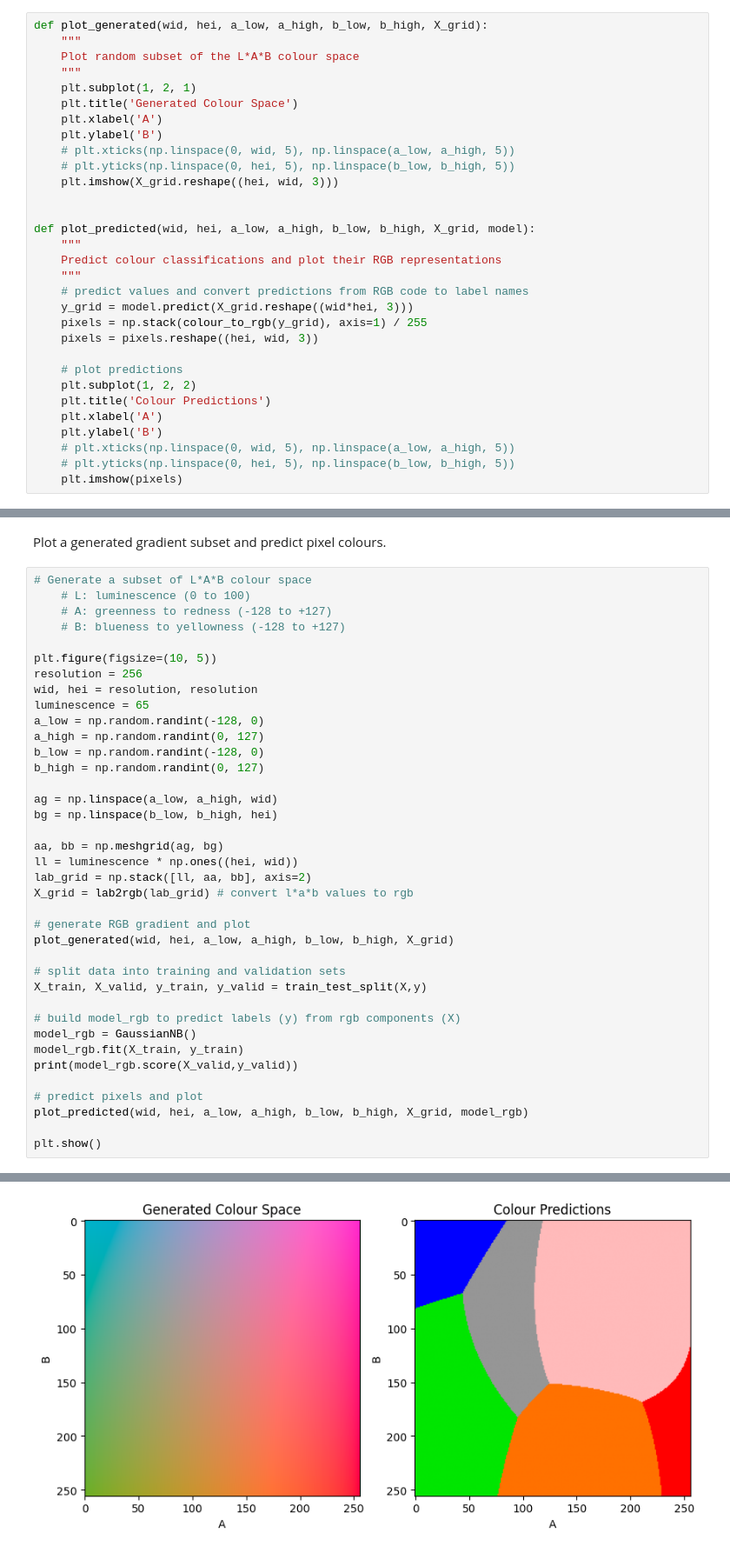
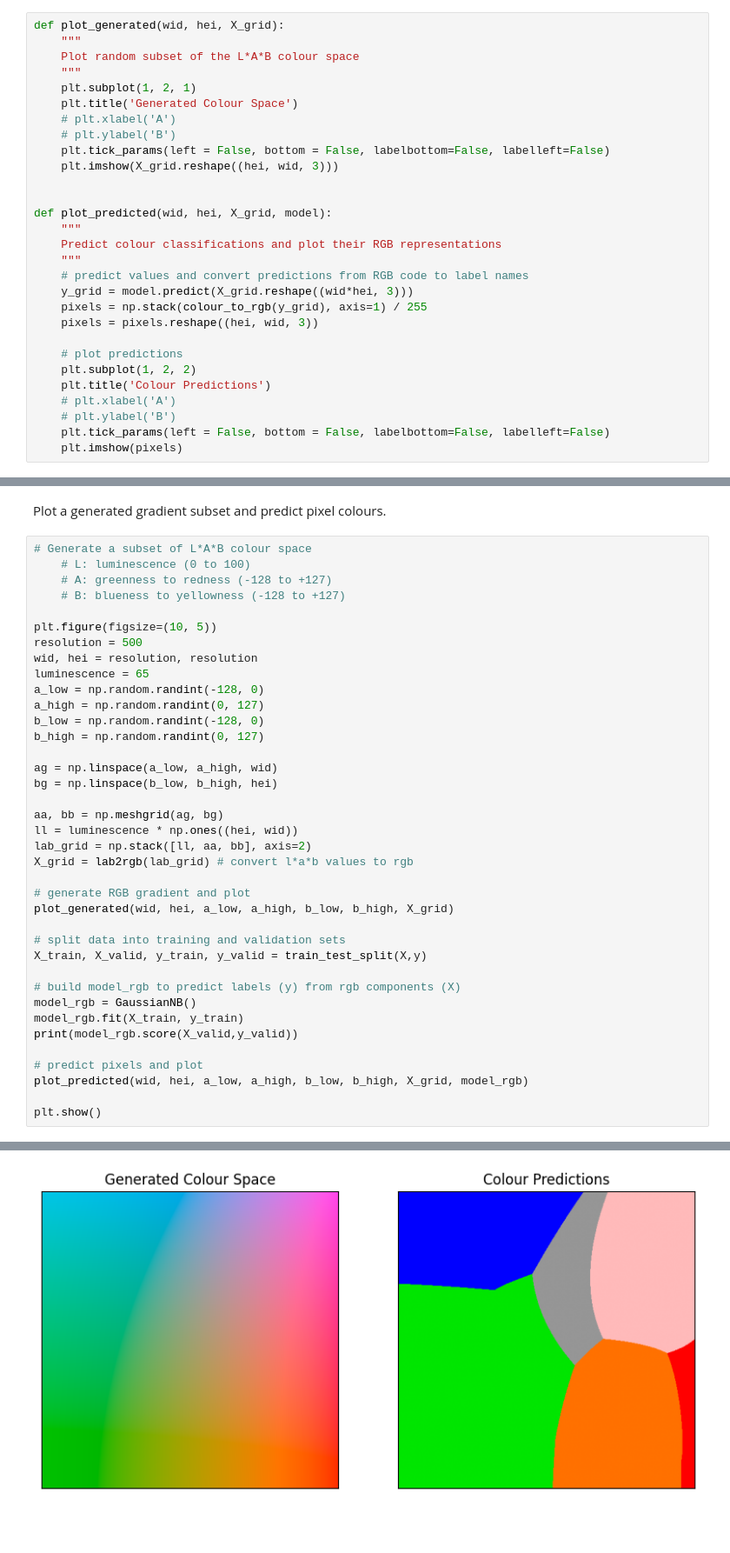
Before and after one commit to reidgendron/colour-prediction, a Jupyter notebook: notebooks/colour-predict.ipynb, the cells around one changed output, grey strips where cells are left out. Shown at 87% size. Drawn from its saved outputs; the diff is of its cells as text; blank space fills up the shorter version.

```diff
--- a/notebooks/colour-predict.ipynb
+++ b/notebooks/colour-predict.ipynb
@@ -37,20 +37,19 @@ colour_to_rgb = np.vectorize(colour_rgb.get, otypes=[np.uint8, np.uint8, np.uint
 # %% [markdown]
 Define helper functions.
 # %%
-def plot_generated(wid, hei, a_low, a_high, b_low, b_high, X_grid):
+def plot_generated(wid, hei, X_grid):
     """
     Plot random subset of the L*A*B colour space
     """
     plt.subplot(1, 2, 1)
     plt.title('Generated Colour Space')
-    plt.xlabel('A')
-    plt.ylabel('B')
-    # plt.xticks(np.linspace(0, wid, 5), np.linspace(a_low, a_high, 5))
-    # plt.yticks(np.linspace(0, hei, 5), np.linspace(b_low, b_high, 5))
+    # plt.xlabel('A')
+    # plt.ylabel('B')
+    plt.tick_params(left = False, bottom = False, labelbottom=False, labelleft=False)
     plt.imshow(X_grid.reshape((hei, wid, 3)))
 
 
-def plot_predicted(wid, hei, a_low, a_high, b_low, b_high, X_grid, model):
+def plot_predicted(wid, hei, X_grid, model):
     """
     Predict colour classifications and plot their RGB representations
     """
@@ -62,10 +61,9 @@ def plot_predicted(wid, hei, a_low, a_high, b_low, b_high, X_grid, model):
     # plot predictions
     plt.subplot(1, 2, 2)
     plt.title('Colour Predictions')
-    plt.xlabel('A')
-    plt.ylabel('B')
-    # plt.xticks(np.linspace(0, wid, 5), np.linspace(a_low, a_high, 5))
-    # plt.yticks(np.linspace(0, hei, 5), np.linspace(b_low, b_high, 5))
+    # plt.xlabel('A')
+    # plt.ylabel('B')
+    plt.tick_params(left = False, bottom = False, labelbottom=False, labelleft=False)
     plt.imshow(pixels)
 # %% [markdown]
 ## Plot and Predict
@@ -78,7 +76,7 @@ Plot a generated gradient subset and predict pixel colours.
     # B: blueness to yellowness (-128 to +127)
 
 plt.figure(figsize=(10, 5))
-resolution = 256
+resolution = 500
 wid, hei = resolution, resolution
 luminescence = 65
 a_low = np.random.randint(-128, 0)
@@ -114 +112 @@ plt.show()
-[figure, old version]
+[figure, new version]
```
Also changed, not shown: parts of 1 cell of this notebook, 4 other files.
